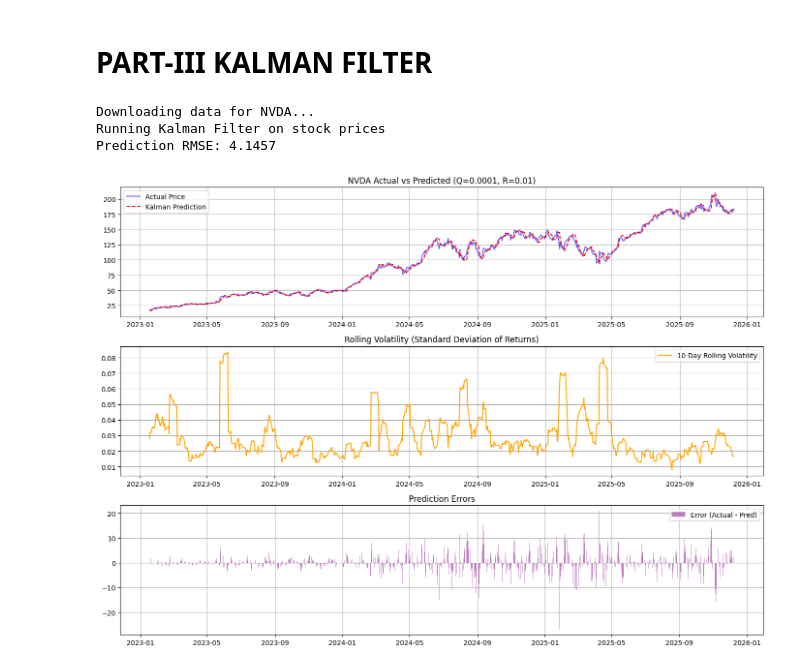
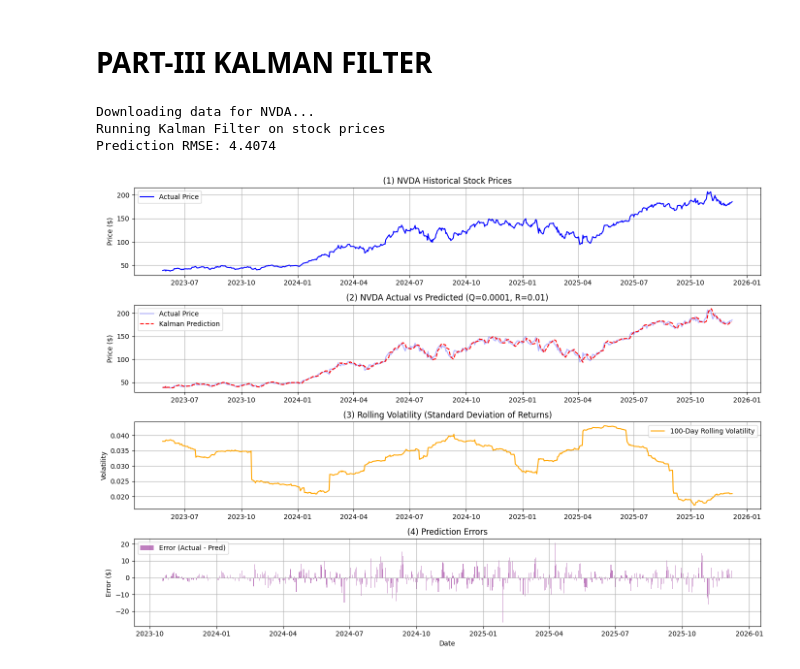
Before and after one commit to kalki00umd/ADSP_Project, a Jupyter notebook: project630_main.ipynb, the cells around one changed output. Saved outputs shown, nothing was run; the diff lists cells and outputs as text; code cells hidden in the pictures.

```diff
--- a/project630_main.ipynb
+++ b/project630_main.ipynb
@@ -695,7 +702,7 @@ def calculate_mse_for_frame(sig_type, option_num, system_gain):
     x_hat = total_out[:len(x)] # Truncate to original signal length
 
     err = np.abs(x - x_hat)/np.abs(x)  # Formula: Sum(|x - x_hat|^2) / Sum(|x|^2) / 1024
-    mse = np.sqrt(np.mean(np.abs(err)**2))  # (RMS)
+    mse = np.sqrt(np.mean(np.abs(err)**2))/1024  # (RMS)
 
     return mse, v0, v1, v2, v3 # Return the sub-bands for scrambling analysis
 
@@ -1094,7 +1091,7 @@ def calculate_mse_for_frame_scr_descr(sig_type, option_num, system_gain):
     x_hat = total_out[:len(x)] # Truncate to original signal length
 
     err = np.abs(x - x_hat)/np.abs(x)  # Formula: Sum(|x - x_hat|^2) / Sum(|x|^2) / 1024
-    mse = np.sqrt(np.mean(np.abs(err)**2))  # (RMS)
+    mse = np.sqrt(np.mean(np.abs(err)**2)) / 1024  # (RMS)
 
     return mse, v0, v1, v2, v3 # Return the sub-bands for scrambling analysis
 
@@ -1984,7 +1949,7 @@ import pandas as pd
 TICKER = 'NVDA'
 START_DATE = '2023-01-01'
 END_DATE = '2026-01-01'
-ROLLING_WINDOW = 10
+ROLLING_WINDOW = 100
 
 Q_PARAM = 0.0001 # 0.0001 # Q: Process Noise Covariance (Trust in the model)
 R_PARAM = 0.01 # 0.01 # R: Observation Noise Covariance (Trust in the measurement)
@@ -2015,30 +1980,17 @@ def calculate_volatility(df, window):
     return df
 
 class KalmanFilter:
-    """
-    Implement the Kalman Filter
-
-    State Vector x: [Price, Velocity]
-    State Transition Matrix F:
-        P(t+1) = P(t) + V(t)
-        V(t+1) = V(t)
-    """
     def __init__(self, initial_price, Q_val, R_val):
         self.x = np.array([[initial_price], [0]]) # Initial State Estimate [Price, Velocity]
         self.P = np.eye(2) # State Covariance Matrix (P) - Uncertainty in our estimate
 
         # State Transition Matrix (F)
-        # [[1, 1],
-        #  [0, 1]]
-        # This implies: Price_new = Price_old + Velocity
         self.F = np.array([[1, 1], [0, 1]])
 
         # Observation Matrix (H)
-        # We only measure the Price, not the velocity directly
         self.H = np.array([[1, 0]])
 
         # Process Noise Covariance (Q)
-        # We assume independent noise for price and velocity
         self.Q = np.eye(2) * Q_val
 
         # Measurement Noise Covariance (R)
@@ -2097,48 +2049,61 @@ for i in range(len(df)):
     # Update Step (Posterior) with actual observation
     kf.update(current_actual_price)
 
     # Calculate Error
     errors.append(current_actual_price - pred_price)
 
 df['Predicted'] = predictions
 df['Prediction_Error'] = errors
 
 # Calculate RMSE
 rmse = np.sqrt(np.mean(np.square(df['Prediction_Error'])))
 print(f"Prediction RMSE: {rmse:.4f}")
 
 # Plotting
 plt.figure(figsize=(14, 10))
 
-# Plot 1: Stock Price vs Prediction
-plt.subplot(3, 1, 1)
-plt.plot(df.index, df['Close'], label='Actual Price', color='blue', alpha=0.6)
-plt.plot(df.index, df['Predicted'], label='Kalman Prediction', color='red', linestyle='--')
-plt.title(f'{TICKER} Actual vs Predicted (Q={Q_PARAM}, R={R_PARAM})')
+# Plot 1: Historical Stock Prices
+plt.subplot(4, 1, 1)
+plt.plot(df.index, df['Close'], label='Actual Price', color='blue')
+plt.title(f'(1) {TICKER} Historical Stock Prices')
+plt.ylabel('Price ($)')
 plt.legend()
 plt.grid(True)
 
-# Plot 2: Rolling Volatility
-plt.subplot(3, 1, 2)
-plt.plot(df.index, df['Rolling_Vol'], color='orange', label=f'{ROLLING_WINDOW}-Day Rolling Volatility')
-plt.title('Rolling Volatility (Standard Deviation of Returns)')
+# Plot 2: Stock Price vs Prediction
+plt.subplot(4, 1, 2)
+plt.plot(df.index, df['Close'], label='Actual Price', color='blue', alpha=0.3)
+plt.plot(df.index, df['Predicted'], label='Kalman Prediction', color='red', linestyle='--')
+plt.title(f'(2) {TICKER} Actual vs Predicted (Q={Q_PARAM}, R={R_PARAM})')
+plt.ylabel('Price ($)')
 plt.legend()
 plt.grid(True)
 
-# Plot 3: Prediction Errors
-plt.subplot(3, 1, 3)
-plt.bar(df.index, df['Prediction_Error'], color='purple', alpha=0.5, label='Error (Actual - Pred)')
-plt.title('Prediction Errors')
+# Plot 3: Rolling Volatility
+plt.subplot(4, 1, 3)
+plt.plot(df.index, df['Rolling_Vol'], color='orange', label=f'{ROLLING_WINDOW}-Day Rolling Volatility')
+df = calculate_volatility(df, ROLLING_WINDOW)
+plt.title(f'(3) Rolling Volatility (Standard Deviation of Returns)')
+plt.ylabel('Volatility')
 plt.legend()
 plt.grid(True)
 
+# Plot 4: Prediction Errors
+plt.subplot(4, 1, 4)
+plt.bar(df.index, df['Prediction_Error'], color='purple', alpha=0.5, label='Error (Actual - Pred)')
+plt.title(f'(4) Prediction Errors')
+plt.ylabel('Error ($)')
+plt.legend()
+plt.grid(True)
+
+plt.xlabel('Date')
 plt.tight_layout()
 plt.show()
 # %% [output]
 Downloading data for NVDA...
 Running Kalman Filter on stock prices
-Prediction RMSE: 4.1457
+Prediction RMSE: 4.4074
-[figure, old version]
+[figure, new version]
 # %%
 import yfinance as yf
 import pandas as pd
```
Also changed, not shown: parts of 12 cells of this notebook.
